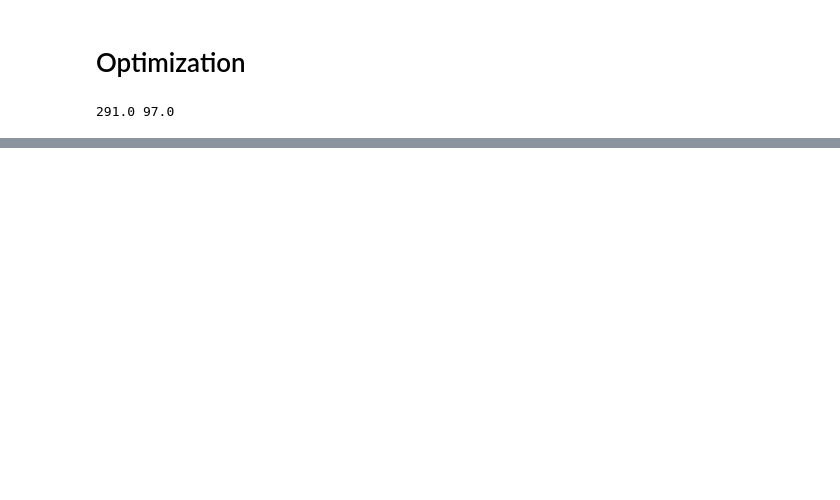
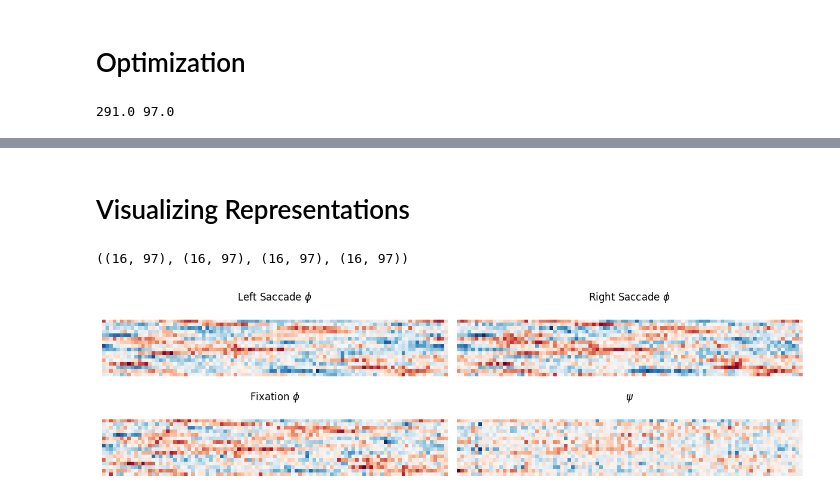
Before and after one commit to sean-afshar/fly-sr, a Jupyter notebook: src/representations.ipynb, the cells around one changed output, grey strips where cells are left out. Cells and saved outputs as stored; diff of their text form; code cells hidden in the pictures; blank space fills up the shorter version.

```diff
--- a/src/representations.ipynb
+++ b/src/representations.ipynb
@@ -190,0 +164,25 @@ plt.legend();
+# %% [markdown]
+# Visualizing Representations
+# %%
+fixate_phi, left_phi, right_phi = jnp.split(params['phi'], n_actions, axis=1)
+psi = params['psi']
+fixate_phi.shape, left_phi.shape, right_phi.shape, psi.shape
+# %% [output]
+((16, 97), (16, 97), (16, 97), (16, 97))
+# %%
+fig, axs = plt.subplots(2, 2, figsize=(12,4), tight_layout=True)
+axs[0,0].matshow(left_phi, cmap='RdBu')
+axs[0,0].set_title('Left Saccade $\phi$')
+axs[0,0].set_axis_off()
+axs[0,1].matshow(right_phi, cmap='RdBu')
+axs[0,1].set_title('Right Saccade $\phi$')
+axs[0,1].set_axis_off()
+axs[1,0].matshow(fixate_phi, cmap='RdBu')
+axs[1,0].set_title('Fixation $\phi$')
+axs[1,0].set_axis_off()
+axs[1,1].matshow(psi, cmap='RdBu')
+axs[1,1].set_title('$\psi$')
+axs[1,1].set_axis_off()
+plt.savefig('viz/representations.png', format='png', dpi='figure')
+# %% [output]
+[figure, added]
```
Also changed, not shown: parts of 13 cells of this notebook, 6 other files.
